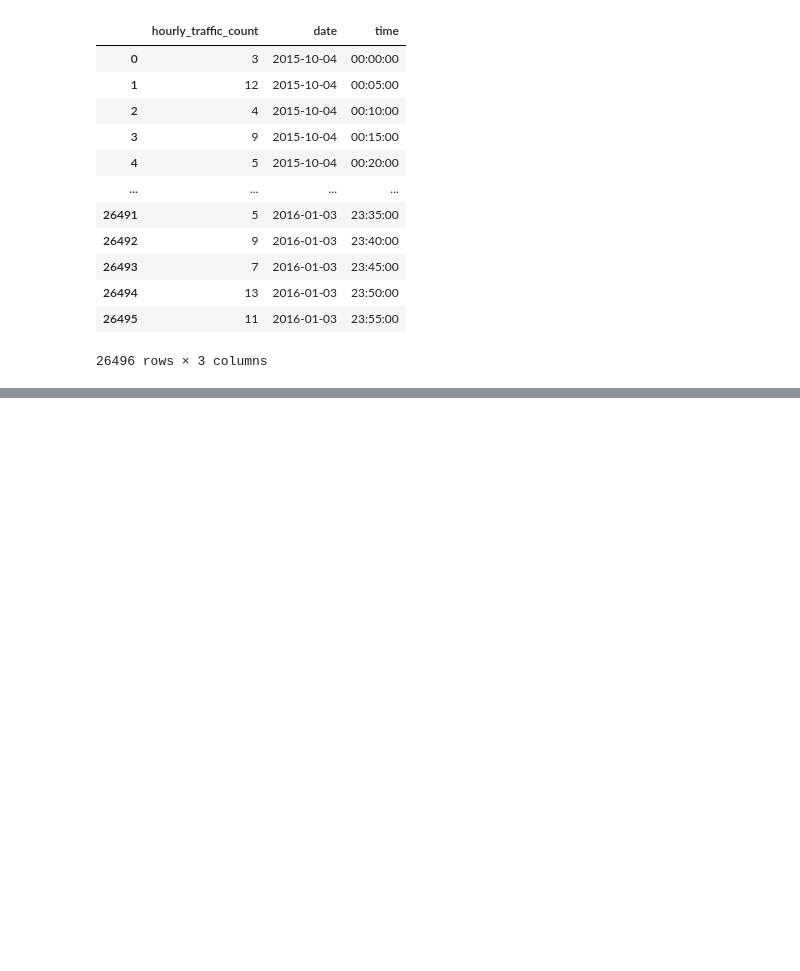
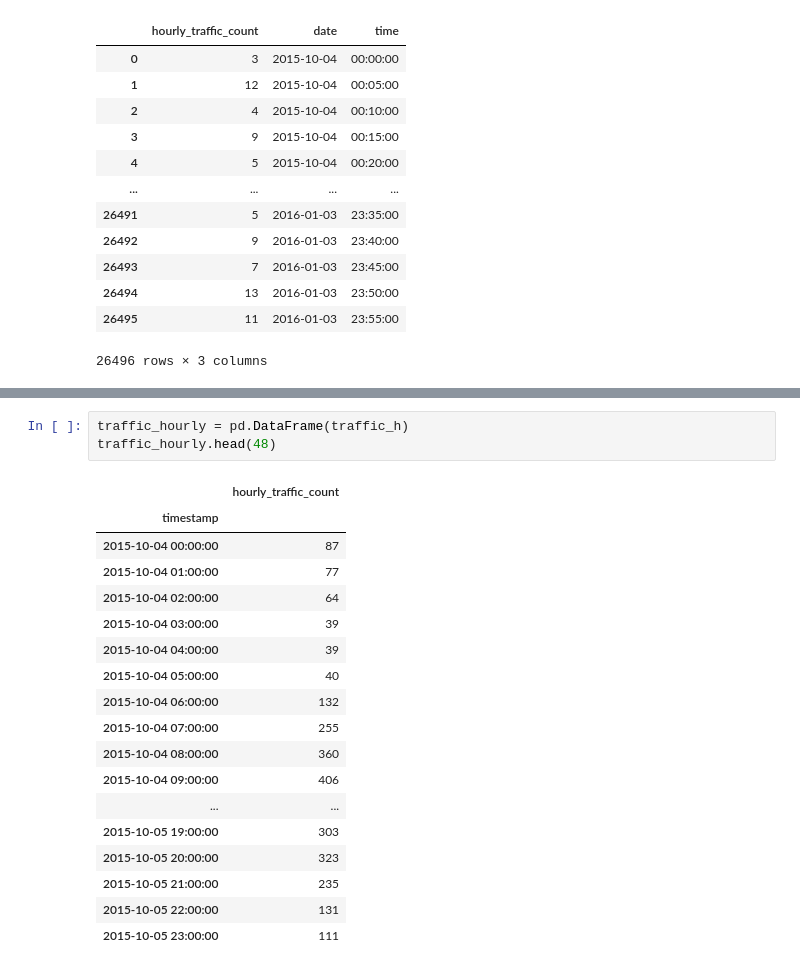
Before and after one commit to Edwin574/Traffic-Prediction-Model, a Jupyter notebook: Untitled.ipynb, the cells around one changed output, grey strips where cells are left out. Cells and saved outputs as stored; diff of their text form; blank space fills up the shorter version.

```diff
--- a/Untitled.ipynb
+++ b/Untitled.ipynb
@@ -94,0 +133,22 @@ traffic_3.head(20)
+# %%
+traffic_hourly = pd.DataFrame(traffic_h)
+traffic_hourly.head(48)
+# %% [output]
+|  | hourly_traffic_count |
+| timestamp |  |
+| 2015-10-04 00:00:00 | 87 |
+| 2015-10-04 01:00:00 | 77 |
+| 2015-10-04 02:00:00 | 64 |
+| 2015-10-04 03:00:00 | 39 |
+| 2015-10-04 04:00:00 | 39 |
+| 2015-10-04 05:00:00 | 40 |
+| 2015-10-04 06:00:00 | 132 |
+| 2015-10-04 07:00:00 | 255 |
+| 2015-10-04 08:00:00 | 360 |
+| 2015-10-04 09:00:00 | 406 |
+| ... | ... |
+| 2015-10-05 19:00:00 | 303 |
+| 2015-10-05 20:00:00 | 323 |
+| 2015-10-05 21:00:00 | 235 |
+| 2015-10-05 22:00:00 | 131 |
+| 2015-10-05 23:00:00 | 111 |
```
Also changed, not shown: parts of 24 cells of this notebook, 2 other files.
